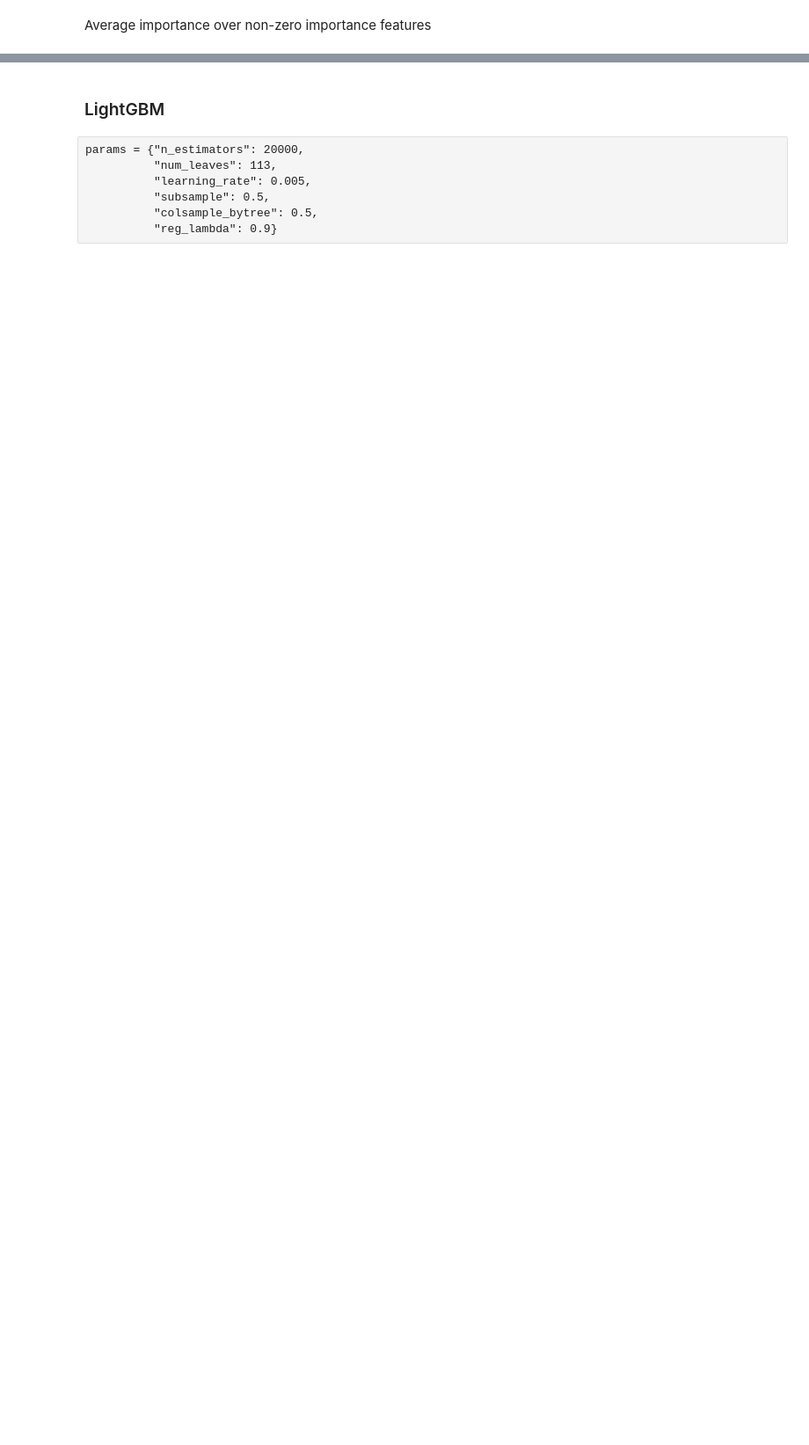
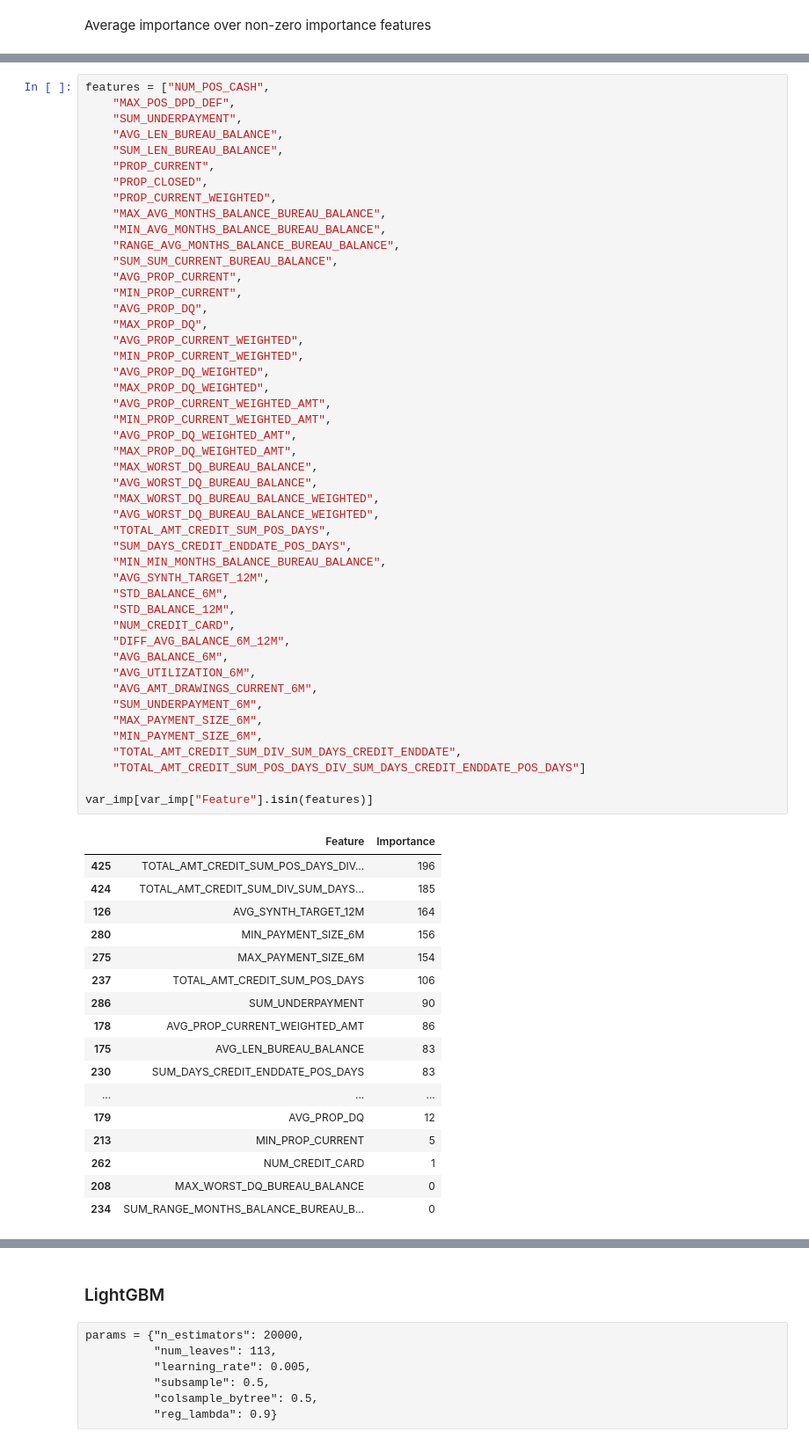
Before and after one commit to StephanKalika/home_credit_default, a Jupyter notebook: home_credit.ipynb, the cells around one changed output, grey strips where cells are left out. Shown: that part at 88% size. Saved outputs shown, nothing was run; the diff lists cells and outputs as text; blank space fills up the shorter version.

```diff
--- a/home_credit.ipynb
+++ b/home_credit.ipynb
@@ -659,0 +768,65 @@ var_imp.head(100).tail(50)
+# %%
+features = ["NUM_POS_CASH",
+    "MAX_POS_DPD_DEF",
+    "SUM_UNDERPAYMENT",
+    "AVG_LEN_BUREAU_BALANCE",
+    "SUM_LEN_BUREAU_BALANCE",
+    "PROP_CURRENT",
+    "PROP_CLOSED",
+    "PROP_CURRENT_WEIGHTED",
+    "MAX_AVG_MONTHS_BALANCE_BUREAU_BALANCE",
+    "MIN_AVG_MONTHS_BALANCE_BUREAU_BALANCE",
+    "RANGE_AVG_MONTHS_BALANCE_BUREAU_BALANCE",
+    "SUM_SUM_CURRENT_BUREAU_BALANCE",
+    "AVG_PROP_CURRENT",
+    "MIN_PROP_CURRENT",
+    "AVG_PROP_DQ",
+    "MAX_PROP_DQ",
+    "AVG_PROP_CURRENT_WEIGHTED",
+    "MIN_PROP_CURRENT_WEIGHTED",
+    "AVG_PROP_DQ_WEIGHTED",
+    "MAX_PROP_DQ_WEIGHTED",
+    "AVG_PROP_CURRENT_WEIGHTED_AMT",
+    "MIN_PROP_CURRENT_WEIGHTED_AMT",
+    "AVG_PROP_DQ_WEIGHTED_AMT",
+    "MAX_PROP_DQ_WEIGHTED_AMT",
+    "MAX_WORST_DQ_BUREAU_BALANCE",
+    "AVG_WORST_DQ_BUREAU_BALANCE",
+    "MAX_WORST_DQ_BUREAU_BALANCE_WEIGHTED",
+    "AVG_WORST_DQ_BUREAU_BALANCE_WEIGHTED",
+    "TOTAL_AMT_CREDIT_SUM_POS_DAYS",
+    "SUM_DAYS_CREDIT_ENDDATE_POS_DAYS",
+    "MIN_MIN_MONTHS_BALANCE_BUREAU_BALANCE",
+    "AVG_SYNTH_TARGET_12M",
+    "STD_BALANCE_6M",
+    "STD_BALANCE_12M",
+    "NUM_CREDIT_CARD",
+    "DIFF_AVG_BALANCE_6M_12M",
+    "AVG_BALANCE_6M",
+    "AVG_UTILIZATION_6M",
+    "AVG_AMT_DRAWINGS_CURRENT_6M",
+    "SUM_UNDERPAYMENT_6M",
+    "MAX_PAYMENT_SIZE_6M",
+    "MIN_PAYMENT_SIZE_6M",
+    "TOTAL_AMT_CREDIT_SUM_DIV_SUM_DAYS_CREDIT_ENDDATE",
+    "TOTAL_AMT_CREDIT_SUM_POS_DAYS_DIV_SUM_DAYS_CREDIT_ENDDATE_POS_DAYS"]
+
+var_imp[var_imp["Feature"].isin(features)]
+# %% [output]
+|  | Feature | Importance |
+| 425 | TOTAL_AMT_CREDIT_SUM_POS_DAYS_DIV... | 196 |
+| 424 | TOTAL_AMT_CREDIT_SUM_DIV_SUM_DAYS... | 185 |
+| 126 | AVG_SYNTH_TARGET_12M | 164 |
+| 280 | MIN_PAYMENT_SIZE_6M | 156 |
+| 275 | MAX_PAYMENT_SIZE_6M | 154 |
+| 237 | TOTAL_AMT_CREDIT_SUM_POS_DAYS | 106 |
+| 286 | SUM_UNDERPAYMENT | 90 |
+| 178 | AVG_PROP_CURRENT_WEIGHTED_AMT | 86 |
+| 175 | AVG_LEN_BUREAU_BALANCE | 83 |
+| 230 | SUM_DAYS_CREDIT_ENDDATE_POS_DAYS | 83 |
+| ... | ... | ... |
+| 179 | AVG_PROP_DQ | 12 |
+| 213 | MIN_PROP_CURRENT | 5 |
+| 262 | NUM_CREDIT_CARD | 1 |
+| 208 | MAX_WORST_DQ_BUREAU_BALANCE | 0 |
+| 234 | SUM_RANGE_MONTHS_BALANCE_BUREAU_B... | 0 |
```
Also changed, not shown: parts of 62 cells of this notebook, 2 other files.
